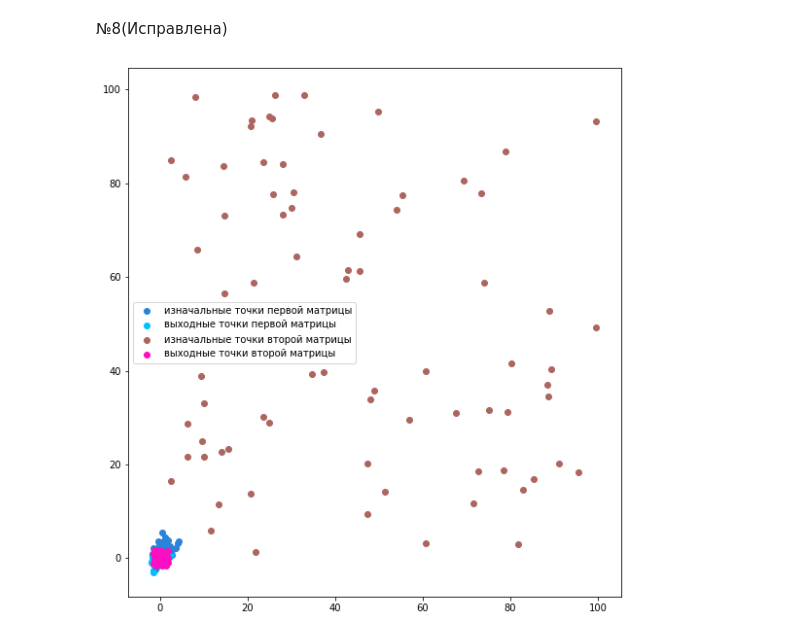
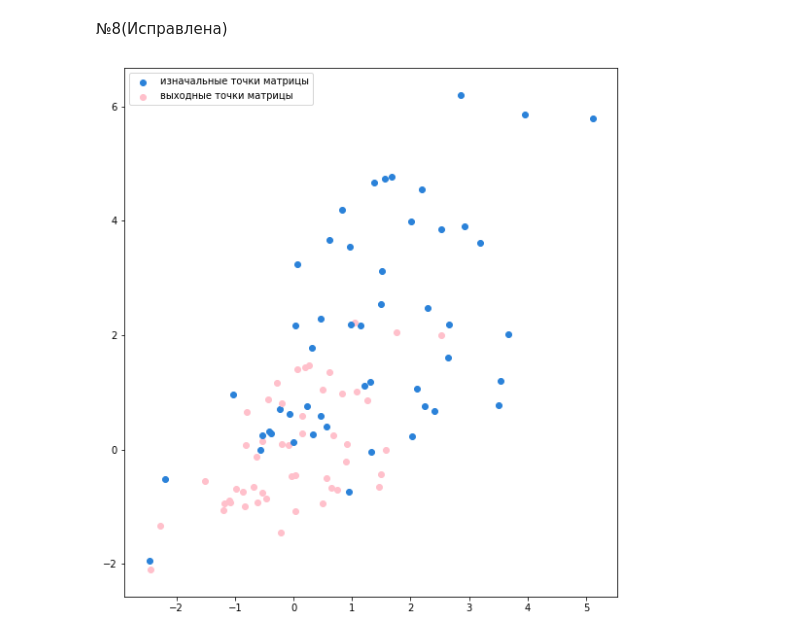
Before and after one commit to ileods/Labs, a Jupyter notebook: Лаба1/Лаба 1.ipynb, the cells around one changed output. Saved outputs shown, nothing was run; the diff lists cells and outputs as text; code cells hidden in the pictures.

```diff
--- a/Лаба1/Лаба 1.ipynb
+++ b/Лаба1/Лаба 1.ipynb
@@ -112,32 +112,24 @@ print ('пропорция векторов v в V, для которых уго
 # %%
 def function(X):
     X1 = X.copy()
     averageX = np.mean(X1, axis=0)
     stdX = np.std(X1, axis=0)
     X1 = (X1 - averageX)/stdX
     return X1
 
-
-d = random.randrange(2,6,1)
-N = random.randrange(2,100,1)
-X = np.random.uniform(1,100,size=(N,d))
-X1 = function(X)
 newX = np.random.multivariate_normal(mean=[1, 2], cov=[[2, 1], [1, 3]],size=50)
 newX1 = function(newX)
 
 fig = plt.figure(figsize=(20, 10))
 ax = fig.add_subplot(121)
 
-s=0
 m=0
-if d == 2:
-    for m in range (newX.shape[0]):
-        dot1 = plt.scatter(newX[m][0],newX[m][1], color='#2b82d9')
-        dot2 = ax.scatter(newX1[m][0],newX1[m][1], color='#00bfff')
-    for s in range (X.shape[0]):
-        dot3 = plt.scatter(X[s][0],X[s][1],  color='#ad655f')
-        dot4 = ax.scatter(X1[s][0],X1[s][1],  color='#fc0fc0')
-    plt.legend([dot1,dot2,dot3,dot4],['изначальные точки первой матрицы','выходные точки первой матрицы','изначальные точки второй матрицы','выходные точки второй матрицы'])
+
+for m in range (newX.shape[0]):
+    dot1 = plt.scatter(newX[m][0],newX[m][1], color='#2b82d9')
+    dot2 = ax.scatter(newX1[m][0],newX1[m][1], color='pink')
+
+plt.legend([dot1,dot2],['изначальные точки матрицы','выходные точки матрицы'])
 plt.show()
 # %% [output]
-[figure, old version]
+[figure, new version]
```
Also changed, not shown: parts of 1 cell of this notebook.
